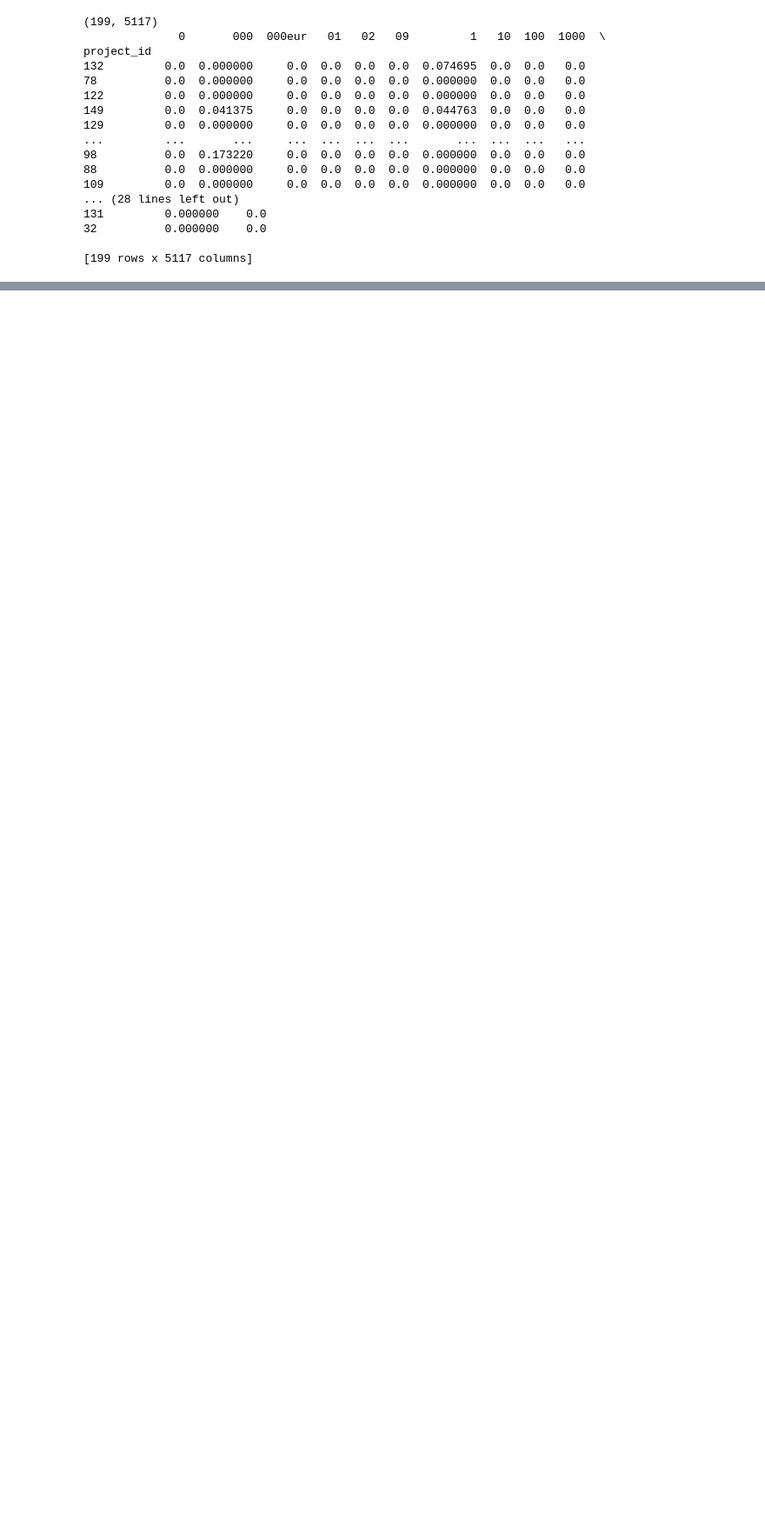
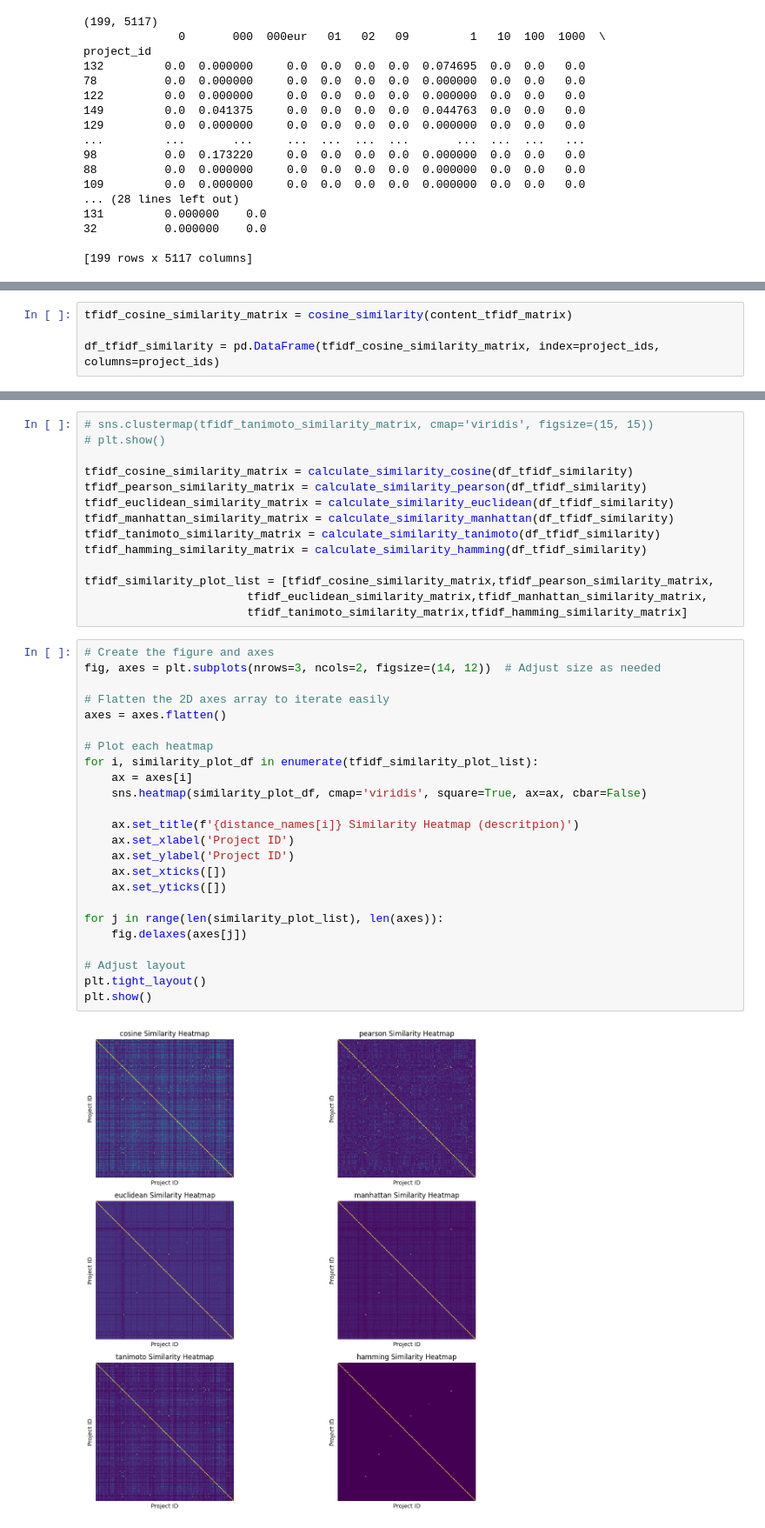
Before and after one commit to SamuelMalaga/M2IS-Internship-XAI, a Jupyter notebook: XAI_Similarity_study.ipynb, the cells around one changed output, grey strips where cells are left out. Shown at 87% size. Saved outputs shown, nothing was run; the diff lists cells and outputs as text; blank space fills up the shorter version.

```diff
--- a/XAI_Similarity_study.ipynb
+++ b/XAI_Similarity_study.ipynb
@@ -500,0 +585,4 @@ project_id
+# %%
+tfidf_cosine_similarity_matrix = cosine_similarity(content_tfidf_matrix)
+
+df_tfidf_similarity = pd.DataFrame(tfidf_cosine_similarity_matrix, index=project_ids, columns=project_ids)
@@ -500,0 +609,40 @@ project_id
+# %%
+# sns.clustermap(tfidf_tanimoto_similarity_matrix, cmap='viridis', figsize=(15, 15))
+# plt.show()
+
+tfidf_cosine_similarity_matrix = calculate_similarity_cosine(df_tfidf_similarity)
+tfidf_pearson_similarity_matrix = calculate_similarity_pearson(df_tfidf_similarity)
+tfidf_euclidean_similarity_matrix = calculate_similarity_euclidean(df_tfidf_similarity)
+tfidf_manhattan_similarity_matrix = calculate_similarity_manhattan(df_tfidf_similarity)
+tfidf_tanimoto_similarity_matrix = calculate_similarity_tanimoto(df_tfidf_similarity)
+tfidf_hamming_similarity_matrix = calculate_similarity_hamming(df_tfidf_similarity)
+
+tfidf_similarity_plot_list = [tfidf_cosine_similarity_matrix,tfidf_pearson_similarity_matrix,
+                        tfidf_euclidean_similarity_matrix,tfidf_manhattan_similarity_matrix,
+                        tfidf_tanimoto_similarity_matrix,tfidf_hamming_similarity_matrix]
+# %%
+# Create the figure and axes
+fig, axes = plt.subplots(nrows=3, ncols=2, figsize=(14, 12))  # Adjust size as needed
+
+# Flatten the 2D axes array to iterate easily
+axes = axes.flatten()
+
+# Plot each heatmap
+for i, similarity_plot_df in enumerate(tfidf_similarity_plot_list):
+    ax = axes[i]
+    sns.heatmap(similarity_plot_df, cmap='viridis', square=True, ax=ax, cbar=False)
+
+    ax.set_title(f'{distance_names[i]} Similarity Heatmap (descritpion)')
+    ax.set_xlabel('Project ID')
+    ax.set_ylabel('Project ID')
+    ax.set_xticks([])
+    ax.set_yticks([])
+
+for j in range(len(similarity_plot_list), len(axes)):
+    fig.delaxes(axes[j])
+
+# Adjust layout
+plt.tight_layout()
+plt.show()
+# %% [output]
+[figure, added]
```
Also changed, not shown: parts of 16 cells of this notebook.
